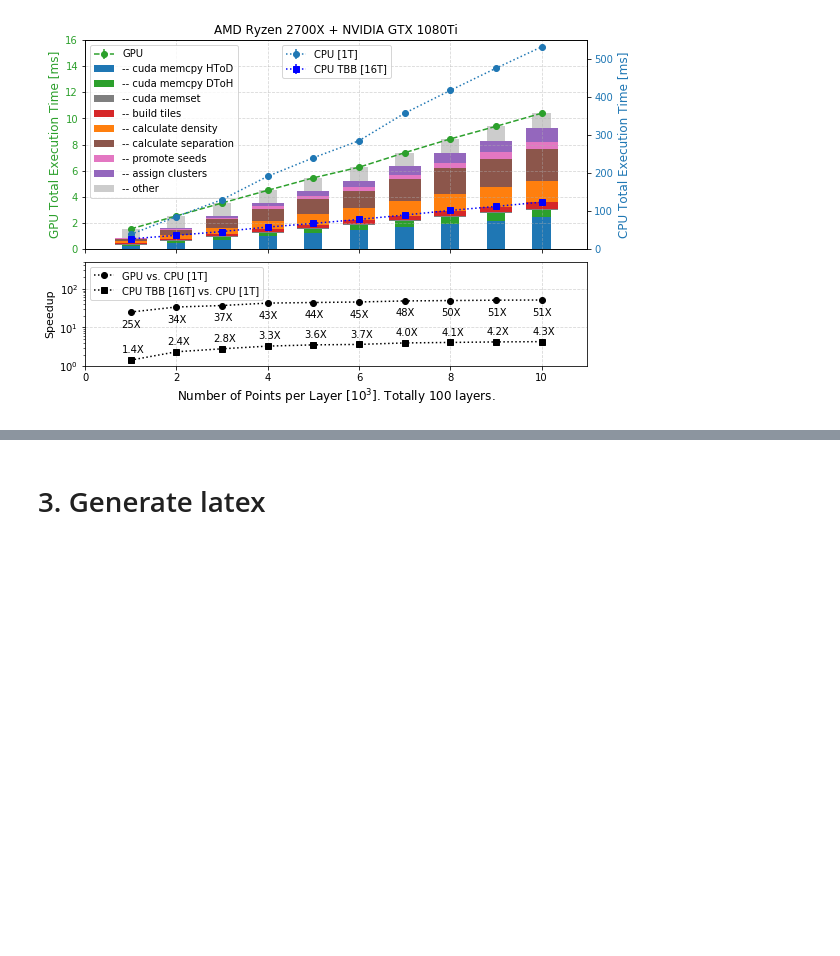
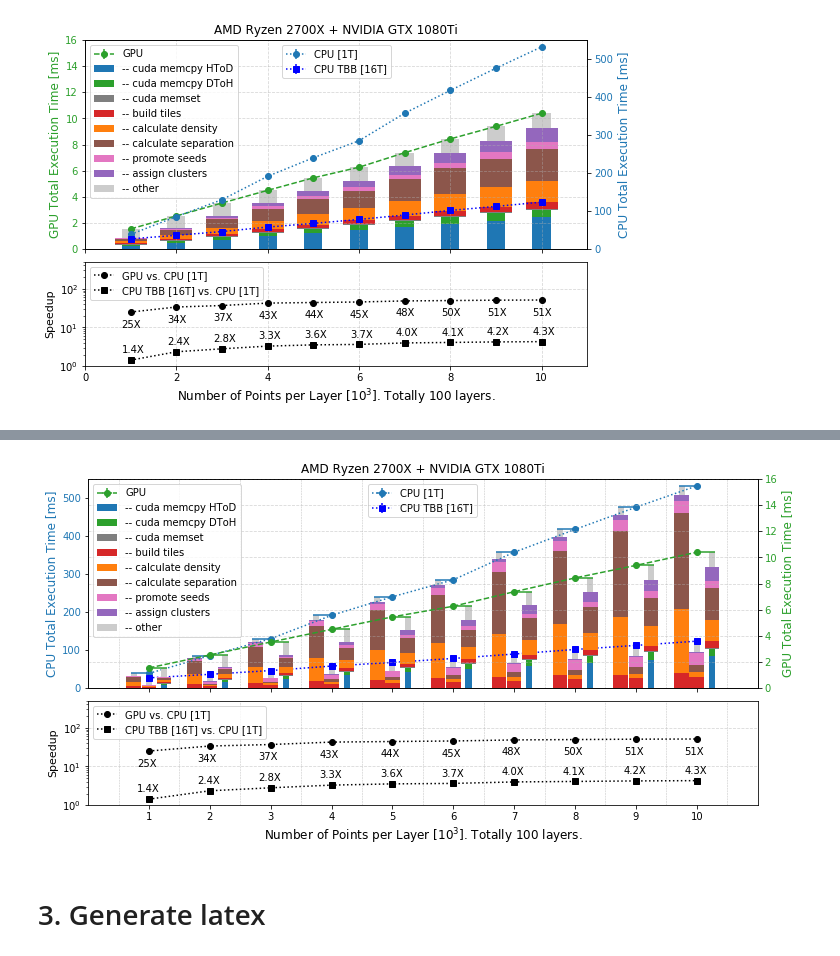
Before and after one commit to ZihengChen/CLUEAlgo, a Jupyter notebook: notebooks/Figure5.ipynb, the cells around one changed output, grey strips where cells are left out. Cells and saved outputs as stored; diff of their text form; code cells hidden in the pictures; blank space fills up the shorter version.

```diff
--- a/notebooks/Figure5.ipynb
+++ b/notebooks/Figure5.ipynb
@@ -218,3 +221,97 @@ plt.savefig("../plots/Figure5.png",dpi=400)
+# %%
+cpuMeans = np.array([df.loc["CPU",c].mean(axis=1) for c in df.columns]).T
+cuplaTBBMeans = np.array([df.loc["CUPLATBB",c].mean(axis=1) for c in df.columns]).T
+# %%
+fig, axex = plt.subplots( 2,1, sharex=True, figsize=(12,6),facecolor='w',gridspec_kw={'height_ratios':[2,1]})
+fig.subplots_adjust(hspace=0.08)
+
+n = np.arange(1,11,1)
+
+##########################
+ax1= axex[0]
+ax2 = ax1.twinx()
+
+
+labels = [
+          "-- cuda memcpy HToD",
+          "-- cuda memcpy DToH",
+          "-- cuda memset",
+          "-- build tiles",
+          "-- calculate density",
+          "-- calculate separation",
+          "-- promote seeds",
+          "-- assign clusters",
+          "-- other"
+         ]
+
+colors = ["C0", "C2", "C7","C3","C1","C5", "C6","C4", "0.8" ]
+
+ax2.errorbar(n, gpu.mean(axis=1),yerr=gpu.std(axis=1),xerr=np.c_[np.array([0]*10),np.array([0.3]*10)].T, marker='o',linestyle='--',color='C2',label=r'GPU')
+but = np.cumsum(prof,axis=0)
+ax2.bar(n+0.25, prof[0],label= labels[0],width=0.1, facecolor=colors[0])
+ax2.bar(n+0.25, prof[1], bottom=but[0],label= labels[1], width=0.1, facecolor=colors[1] )
+for i in range(2,8):
+    ax2.bar(n+0.25, prof[i], bottom=but[i-1],label= labels[i],width=0.24, facecolor=colors[i] )
+other = gpu.mean(axis=1) - but[7]
+ax2.bar(n+0.25, other, bottom=but[7],width=0.1,label= labels[8], facecolor=colors[8] )
+
+ax2.set_ylim(0,16)
+ax2.set_xlim(0,11)
+ax2.grid(linestyle='--',axis='y',alpha=0.5)
+ax2.legend(fontsize=10)
+
+ax2.set_ylabel("GPU Total Execution Time [ms]",fontsize=12,color="C2")
+ax2.tick_params(axis='y', labelcolor="C2")
+ax2.set_title("AMD Ryzen 2700X + NVIDIA GTX 1080Ti",fontsize=12)
+
+ax1.errorbar(n, cpu.mean(axis=1),yerr=cpu.std(axis=1),xerr=np.c_[np.array([0.3]*10),np.array([0]*10)].T, marker='o',linestyle=':',color="C0",label=r'CPU [1T]')
+but = np.cumsum(cpuMeans,axis=0)
+for i in range(5):
+    ax1.bar(n-0.25, cpuMeans[i], bottom=but[i]-cpuMeans[i],width=0.24, facecolor=colors[i+3] )
+ax1.bar(n-0.25, cpuMeans[-1]-but[4], bottom=but[4],width=0.1, facecolor=colors[5+3] )
+
+ax1.errorbar(n, cuplaTBB.mean(axis=1),yerr=cuplaTBB.std(axis=1), marker='s',linestyle=':',color="b",label=r'CPU TBB [16T]')
+but = np.cumsum(cuplaTBBMeans,axis=0)
+for i in range(5):
+    ax1.bar(n, cuplaTBBMeans[i], bottom=but[i]-cuplaTBBMeans[i],width=0.24, facecolor=colors[i+3] )
+ax1.bar(n,  cuplaTBBMeans[-1]-but[4], bottom=but[4],width=0.1, facecolor=colors[5+3] )
+
+
+ax1.legend(fontsize=10,loc="upper center")
+ax1.set_ylim(0,550)
+ax1.tick_params(axis='y', labelcolor="C0")
+ax1.set_ylabel("CPU Total Execution Time [ms]",fontsize=12,color="C0")
+for xx in range(12):
+    ax1.axvline(xx-0.5,linestyle='--',c='grey',lw=0.5,alpha=0.5)
+
+##########################
+ax3 = axex[1]
+speedup= cpu.mean(axis=1)/gpu.mean(axis=1)
+ax3.plot(n, speedup, marker='o',linestyle=':',color="k",label='GPU vs. CPU [1T]')
+
+for i in range(n.size):
+    ax3.text(n[i]-0.2,speedup[i]/2.5,"{:2.0f}X".format(speedup[i]))
+
+
+speedup= cpu.mean(axis=1)/cuplaTBB.mean(axis=1)
+ax3.plot(n, speedup, marker='s',linestyle=':',color="k",label='CPU TBB [16T] vs. CPU [1T]')
+for i in range(n.size):
+    ax3.text(n[i]-0.2,speedup[i]*1.5,"{:3.1f}X".format(speedup[i]))
+
+ax3.set_xlabel(r"Number of Points per Layer [$10^3$]. Totally 100 layers.",fontsize=12)
+ax3.legend(fontsize=10, loc="upper left")
+ax3.set_ylabel("Speedup",fontsize=11,color="k")
+ax3.set_ylim(1,500)
+ax3.grid(linestyle='--',axis='y',alpha=0.5)
+ax3.set_yscale("log")
+ax3.set_xticks(n)
+for xx in range(12):
+    ax3.axvline(xx-0.5,linestyle='--',c='grey',lw=0.5,alpha=0.5)
+
+plt.savefig("../plots/Figure5_1.pdf")
+plt.savefig("../plots/Figure5_1.png",dpi=400)
+# %% [output]
+[figure, added]
 # %% [markdown]
 # 3. Generate latex
 # %%
```
Also changed, not shown: parts of 2 cells of this notebook, 10 other files.
